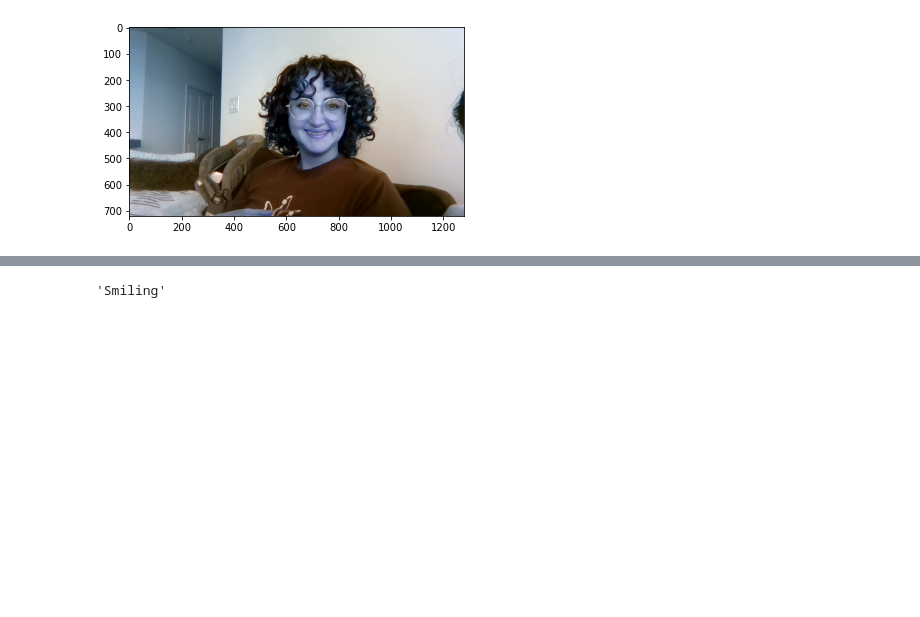
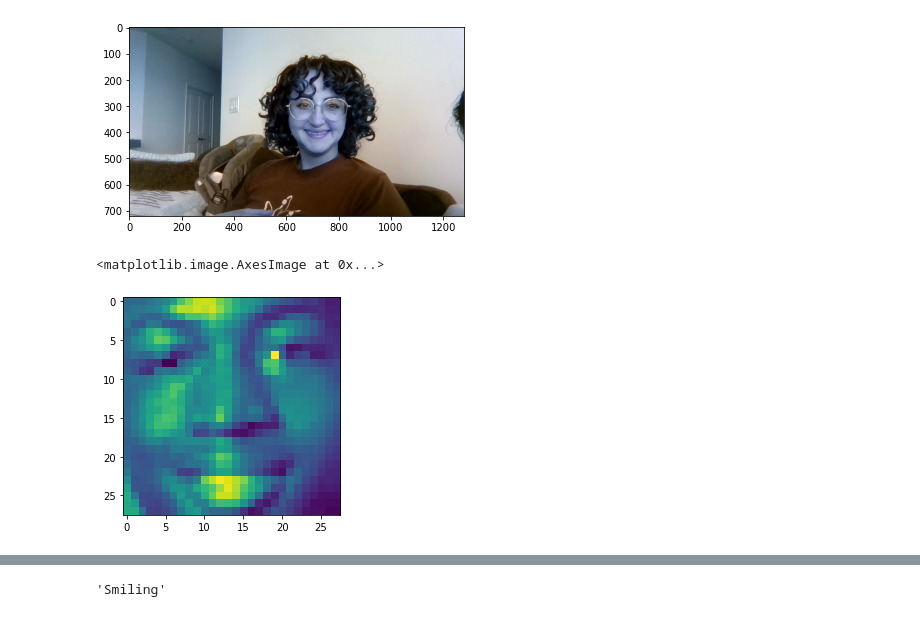
Before and after one commit to yahiakala/streamlit-tutorials, a Jupyter notebook: detect_smile_image.ipynb, the cells around one changed output, grey strips where cells are left out. Saved outputs shown, nothing was run; the diff lists cells and outputs as text; code cells hidden in the pictures; blank space fills up the shorter version.

```diff
--- a/detect_smile_image.ipynb
+++ b/detect_smile_image.ipynb
@@ -15,0 +22,8 @@ image = plt.imshow(frame)
+# %%
+image1 = Image.open('SMILEs/positives/positives7/10007.jpg')
+image1b = imutils.resize(np.array(image1), width=28) # 28 x 28 x 1
+# %%
+plt.imshow(image1b)
+# %% [output]
+<matplotlib.image.AxesImage at 0x...>
+[figure, added]
```
Also changed, not shown: parts of 9 cells of this notebook, 2 other files.
